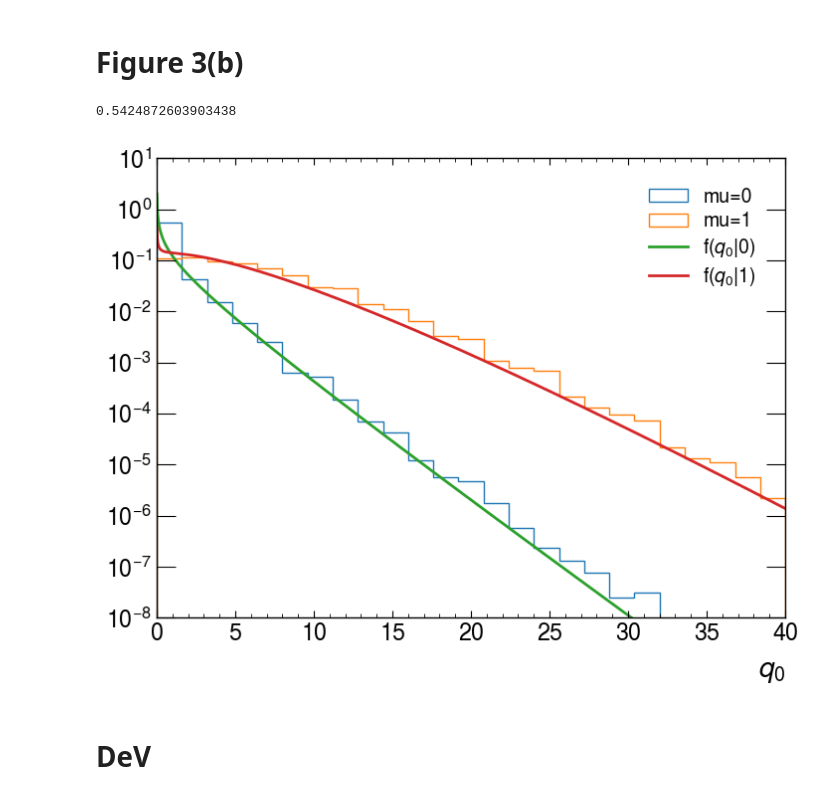
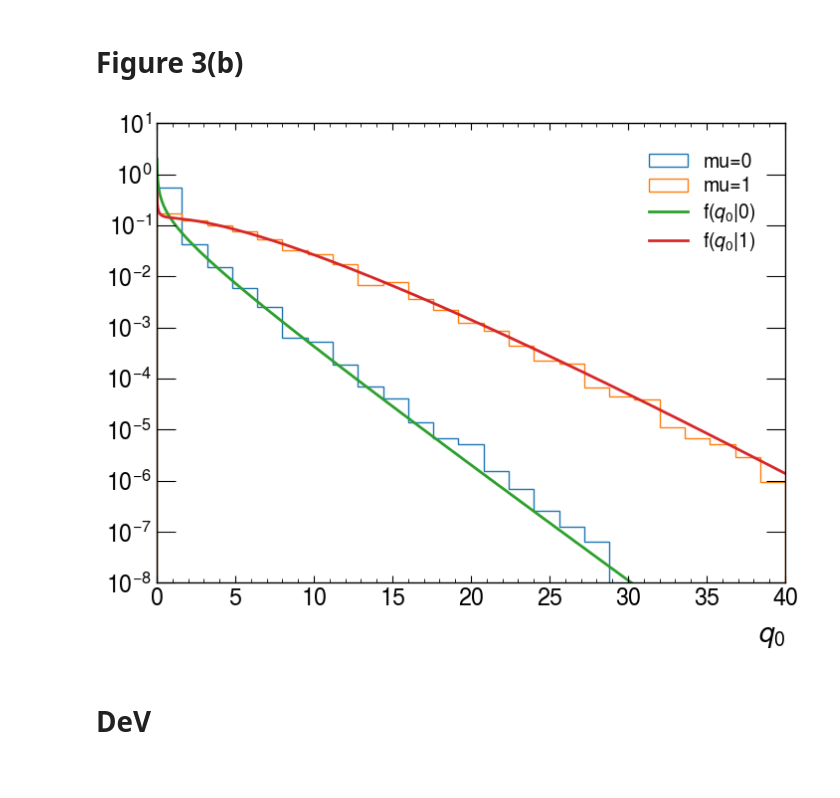
Before and after one commit to hrzhao76/stats-HEP, a Jupyter notebook: lectures/AsympototicPaper/CountingExperiment.ipynb, the cells around one changed output. Saved outputs shown, nothing was run; the diff lists cells and outputs as text; code cells hidden in the pictures.

Commit message:
bug fixed with figure 3b

```diff
--- a/lectures/AsympototicPaper/CountingExperiment.ipynb
+++ b/lectures/AsympototicPaper/CountingExperiment.ipynb
@@ -8,15 +8,3 @@
 # Author: Haoran Zhao
 # Email: hrzhao76 AT gmail.com
 ###############################################################################
-# %%
-import numpy as np
-from scipy import stats
-import matplotlib.pyplot as plt
-from tqdm import tqdm
-import hist
-import mplhep
-from typing import Union
-
-mplhep.style.use(mplhep.style.ATLAS)
-
-np.random.seed(42)
@@ -121,14 +15,3 @@ def Get_q0(
-# %%
-def f_q0(q0: Union[float, np.array]) -> Union[float, np.array]:
-    """pdf of q0 given mu_prime=0, eqn 49.
-
-    Args:
-        q0 (Union[float, np.array]): Test statistic q0 for discovery.
-
-    Returns:
-        Union[float, np.array]: pdf of q0.
-    """
-    return 1 / 2 * 1 / np.sqrt(2 * np.pi) * 1 / np.sqrt(q0) * np.exp(-q0 / 2)
 # %%
 s = 10  # number of signal events
 tau = 1 # scale factor, general unknown.
@@ -182,53 +46,40 @@ def calSigma(mu_prime, s, b, mu):
-# %%
-calSigma(mu_prime=1, s=10, b=10, mu=0)
-# %% [output]
-0.5424872603903438
-# %%
-def f_q0_muprime(q0: Union[float, np.array], mu_prime: float, sigma: float) -> Union[float, np.array]:
-    """pdf of q0 given mu_prime, eqn 48.
-
-    Args:
-        q0 (Union[float, np.array]): Test statistic q0 for discovery.
-        mu_prime (float): The signal strength.
-
-    Returns:
-        Union[float, np.array]: pdf of q0.
-    """
-    return 1 / 2 * 1 / np.sqrt(2 * np.pi) * 1 / np.sqrt(q0) * np.exp(-0.5 * np.power(np.sqrt(q0) - mu_prime / sigma, 2))
 # %%
 s = 10
 b = 10
 tau = 1
-N_trails = 100000000
+N_trails = 10000000
 
 fig, ax = plt.subplots(figsize=(8, 6))
 mu = 0
 n_s = stats.poisson.rvs(mu=mu * s + b, size=N_trails)
 m_s = stats.poisson.rvs(mu=tau * b, size=N_trails)
 
 q0_s = Get_q0(n=n_s, m=m_s, mu=mu, s=s)
 ax.hist(q0_s, bins=25, range=(0, 40), density=True, histtype="step", label=f"mu=0")
 
-q0_1_s = Get_qmu(n=n_s, m=m_s, mu=1, s=s)
+mu = 1
+n_s = stats.poisson.rvs(mu=mu * s + b, size=N_trails)
+m_s = stats.poisson.rvs(mu=tau * b, size=N_trails)
+q0_1_s = Get_q0(n=n_s, m=m_s, mu=mu, s=s)
 ax.hist(q0_1_s, bins=25, range=(0, 40), density=True, histtype="step", label=f"mu=1")
 
 
 x_s = np.linspace(0.01, 40, 3001)
 
 f_q0_x = f_q0(q0=x_s)
-f_q0_muprime_x = f_q0_muprime(q0=x_s, mu_prime=1, sigma=calSigma(mu_prime=1, s=10, b=10, mu=0))
+f_q0_muprime_x = f_q0_muprime(q0=x_s, mu_prime=1, sigma=calSigma_Asimov(mu_prime=1, s=10, b=10, mu=0))
 
 ax.plot(x_s, f_q0_x, label=r"f($q_0$|0)")
 ax.plot(x_s, f_q0_muprime_x, label=r"f($q_0$|1)")
 
 ax.legend()
 ax.set_yscale("log")
 ax.set_ylim(1e-8, 10)
 ax.set_yticks([10, 1] + [1 / 10**i for i in range(1, 9)])
 
 ax.set_xlabel(r"$q_0$")
 plt.show()
 # %% [output]
-[figure, old version]
+[figure, new version]
 # %% [markdown]
 # DeV
```
Also changed, not shown: parts of 8 cells of this notebook, 1 other file.
